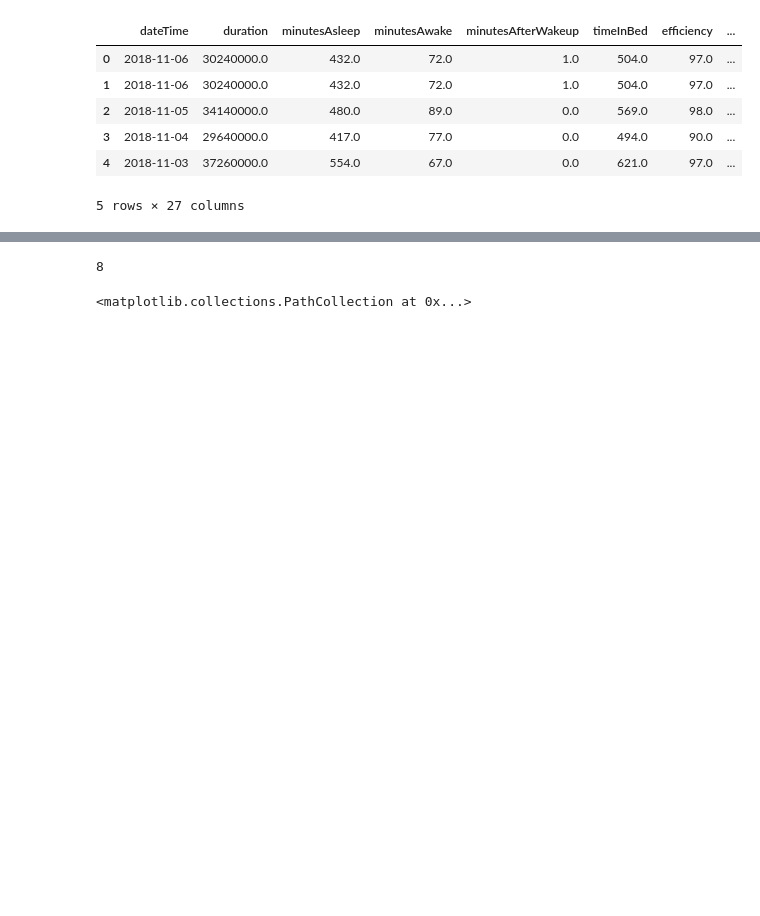
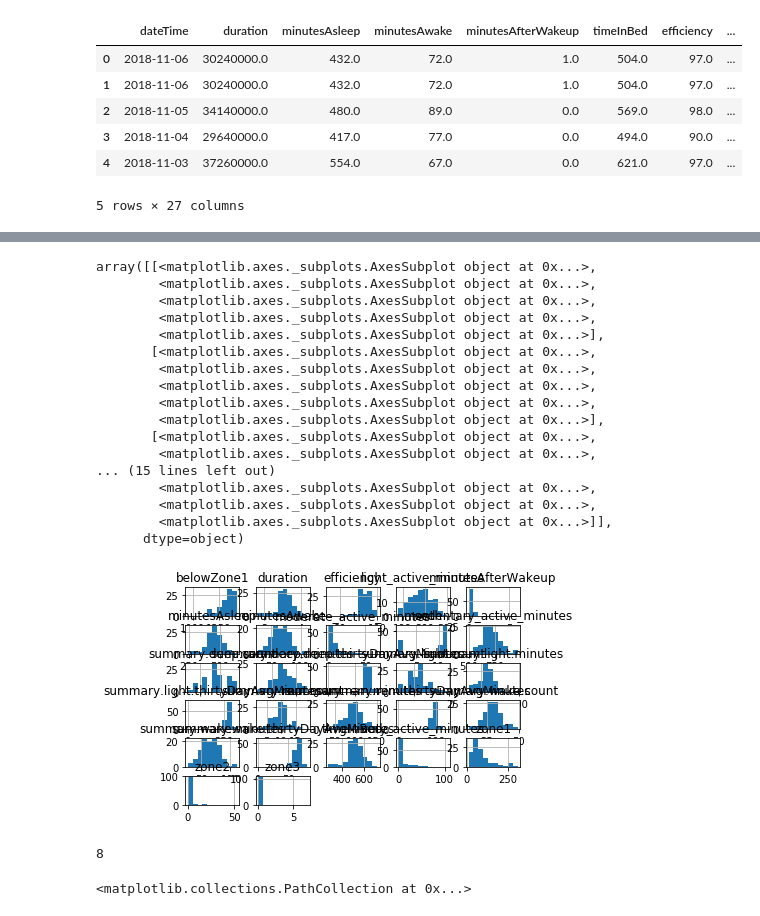
Before and after one commit to ashleygw/health-monitoring, a Jupyter notebook: SleepAndHealthNN.ipynb, the cells around one changed output, grey strips where cells are left out. Cells and saved outputs as stored; diff of their text form; code cells hidden in the pictures; blank space fills up the shorter version.

```diff
--- a/SleepAndHealthNN.ipynb
+++ b/SleepAndHealthNN.ipynb
@@ -338,3 +311,24 @@ merged = merged.fillna(merged.median())
+# %%
+day_df.hist()
+# %% [output]
+array([[<matplotlib.axes._subplots.AxesSubplot object at 0x...>,
+        <matplotlib.axes._subplots.AxesSubplot object at 0x...>,
+        <matplotlib.axes._subplots.AxesSubplot object at 0x...>,
+        <matplotlib.axes._subplots.AxesSubplot object at 0x...>,
+        <matplotlib.axes._subplots.AxesSubplot object at 0x...>],
+       [<matplotlib.axes._subplots.AxesSubplot object at 0x...>,
+        <matplotlib.axes._subplots.AxesSubplot object at 0x...>,
+        <matplotlib.axes._subplots.AxesSubplot object at 0x...>,
+        <matplotlib.axes._subplots.AxesSubplot object at 0x...>,
+        <matplotlib.axes._subplots.AxesSubplot object at 0x...>],
+       [<matplotlib.axes._subplots.AxesSubplot object at 0x...>,
+        <matplotlib.axes._subplots.AxesSubplot object at 0x...>,
+... (15 lines left out)
+        <matplotlib.axes._subplots.AxesSubplot object at 0x...>,
+        <matplotlib.axes._subplots.AxesSubplot object at 0x...>,
+        <matplotlib.axes._subplots.AxesSubplot object at 0x...>]],
+      dtype=object)
+[figure, added]
 # %%
 #Initial visualizations showed weekdays were not helpful.
 #Dropping them
```
Also changed, not shown: parts of 32 cells of this notebook.
